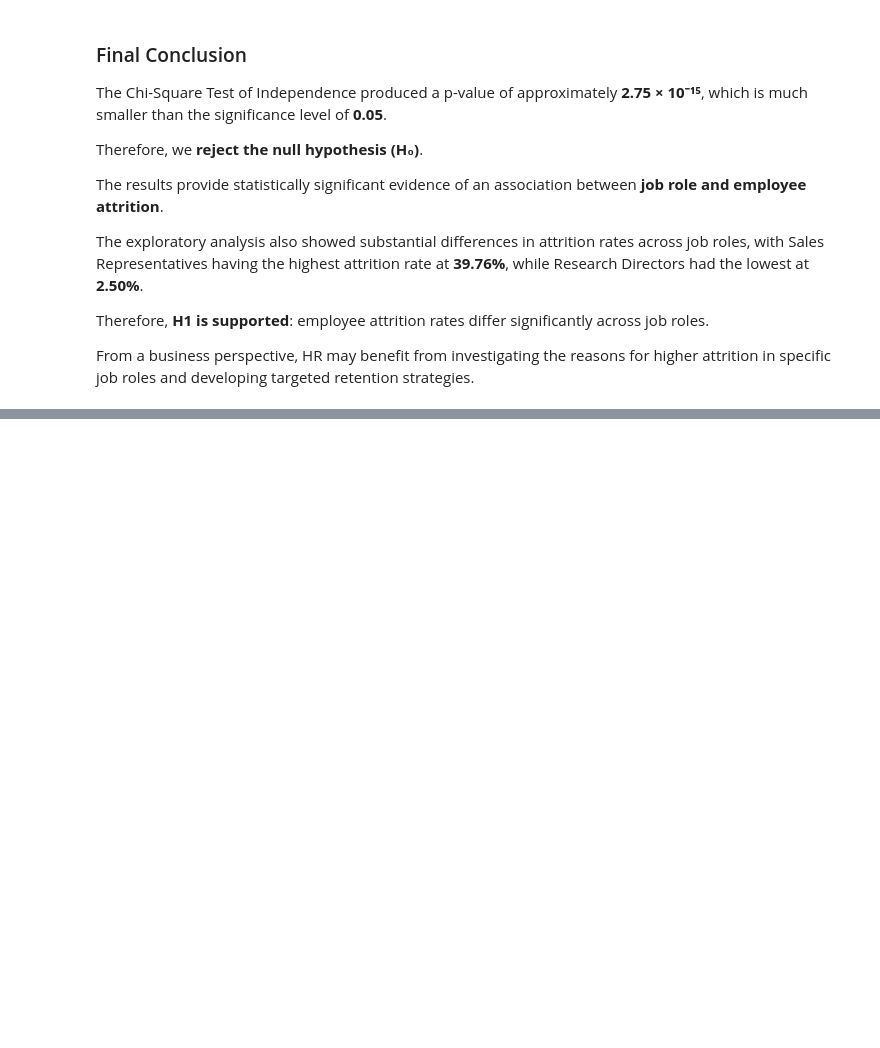
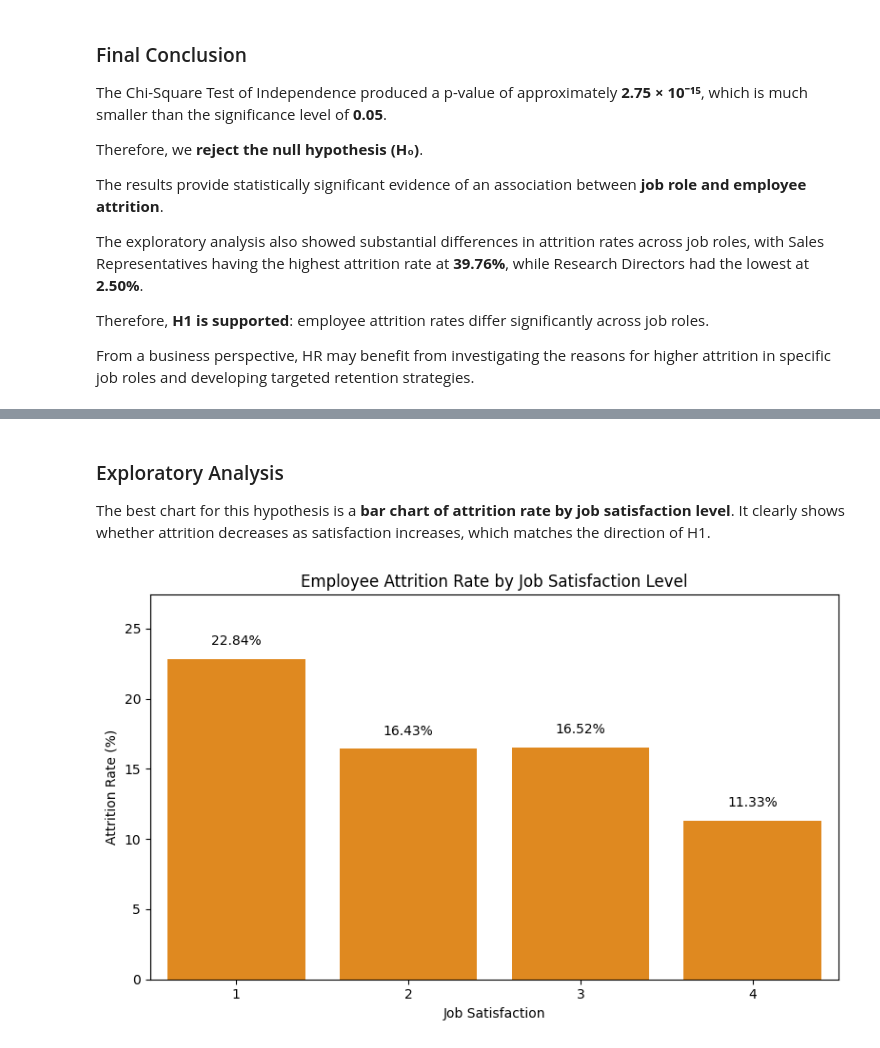
Before and after one commit to Dharmisthaben-15/Hackathon_2026_Group_1, a Jupyter notebook: jupyter_notebooks/EDA.ipynb, the cells around one changed output, grey strips where cells are left out. Saved outputs shown, nothing was run; the diff lists cells and outputs as text; code cells hidden in the pictures; blank space fills up the shorter version.

```diff
--- a/jupyter_notebooks/EDA.ipynb
+++ b/jupyter_notebooks/EDA.ipynb
@@ -400,0 +698,30 @@ retention strategies.
+# %% [markdown]
+### Exploratory Analysis
+
+The best chart for this hypothesis is a **bar chart of attrition rate by job satisfaction level**. It clearly shows whether attrition decreases as satisfaction increases, which matches the direction of H1.
+# %%
+job_satisfaction_attrition = (
+    df.groupby("JobSatisfaction")["Attrition"]
+      .apply(lambda x: (x == "Yes").mean() * 100)
+      .reset_index(name="AttritionRate")
+)
+
+job_satisfaction_attrition = job_satisfaction_attrition.sort_values("JobSatisfaction")
+
+plt.figure(figsize=(8, 5))
+sns.barplot(
+    data=job_satisfaction_attrition,
+    x="JobSatisfaction",
+    y="AttritionRate",
+    color="darkorange"
+)
+plt.title("Employee Attrition Rate by Job Satisfaction Level")
+plt.xlabel("Job Satisfaction")
+plt.ylabel("Attrition Rate (%)")
+plt.ylim(0, max(job_satisfaction_attrition["AttritionRate"]) * 1.2)
+for i, value in enumerate(job_satisfaction_attrition["AttritionRate"]):
+    plt.text(i, value + 1, f"{value:.2f}%", ha="center")
+plt.tight_layout()
+plt.show()
+# %% [output]
+[figure, added]
```
Also changed, not shown: parts of 26 cells of this notebook.
